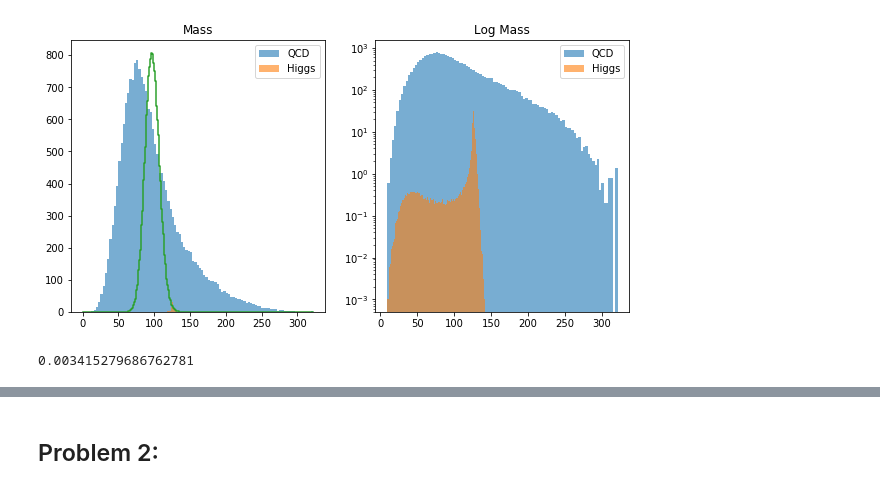
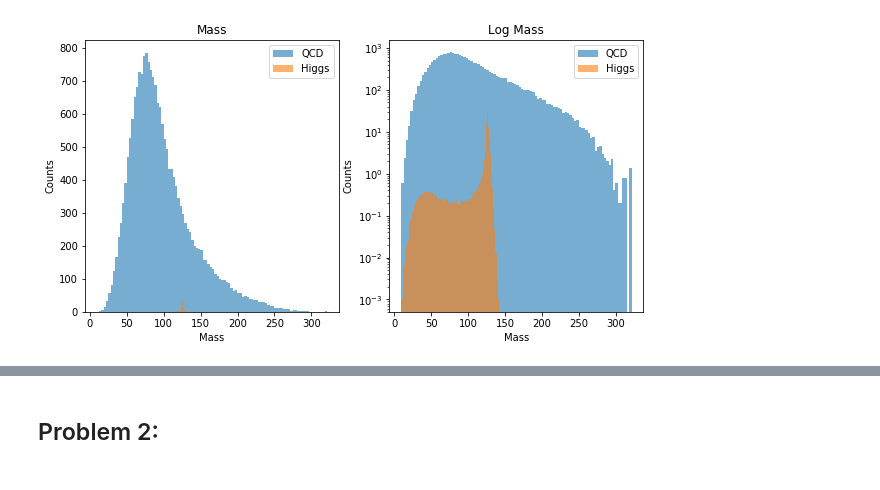
Before and after one commit to Higgins00/Phys434, a Jupyter notebook: Lab7-8.ipynb, the cells around one changed output, grey strips where cells are left out. Saved outputs shown, nothing was run; the diff lists cells and outputs as text; code cells hidden in the pictures.

```diff
--- a/Lab7-8.ipynb
+++ b/Lab7-8.ipynb
@@ -20,15 +30,18 @@ qcd_table.columns = [ 'pt', 'eta', 'phi', 'mass', 'ee2', 'ee3', 'd2', 'angularit
 # %%
 fig,ax = plt.subplots(1,2,figsize=(10,5))
 ax[0].set_title('Mass')
 ax[0].hist(qcd_table['mass'],alpha=.6,bins=100,weights = 20000*np.ones(len(qcd_table['mass']))/len(qcd_table['mass']) , label = 'QCD')
 ax[0].hist(higgs_table['mass'],alpha=.6,bins=100,weights = 100*np.ones(len(higgs_table['mass']))/len(higgs_table['mass']) , label = 'Higgs')
-ax[0].step(np.arange(0,1+qcd_table['mass'].max()),20000*stats.poisson.pmf(np.arange(0,1+qcd_table['mass'].max()),qcd_table['mass'].mean()))
+ax[0].set_ylabel('Counts')
+ax[0].set_xlabel('Mass')
 ax[0].legend()
 
 ax[1].set_title('Log Mass')
 ax[1].hist(qcd_table['mass'],alpha=.6,bins=100,weights = 20000*np.ones(len(qcd_table['mass']))/len(qcd_table['mass']) , label = 'QCD')
 ax[1].hist(higgs_table['mass'],alpha=.6,bins=100,weights = 100*np.ones(len(higgs_table['mass']))/len(higgs_table['mass']) , label = 'Higgs')
 ax[1].set_yscale('log')
+ax[1].set_ylabel('Counts')
+ax[1].set_xlabel('Mass')
 ax[1].legend();
 # %% [output]
-[figure, old version]
+[figure, new version]
@@ -41,4 +47,0 @@ histo_qcd = np.array([histo1[0],histo1[1][:-1]])
-# %%
-stats.poisson.sf(125,qcd_table['mass'].mean())
-# %% [output]
-0.003415279686762781
```
Also changed, not shown: parts of 75 cells of this notebook.
